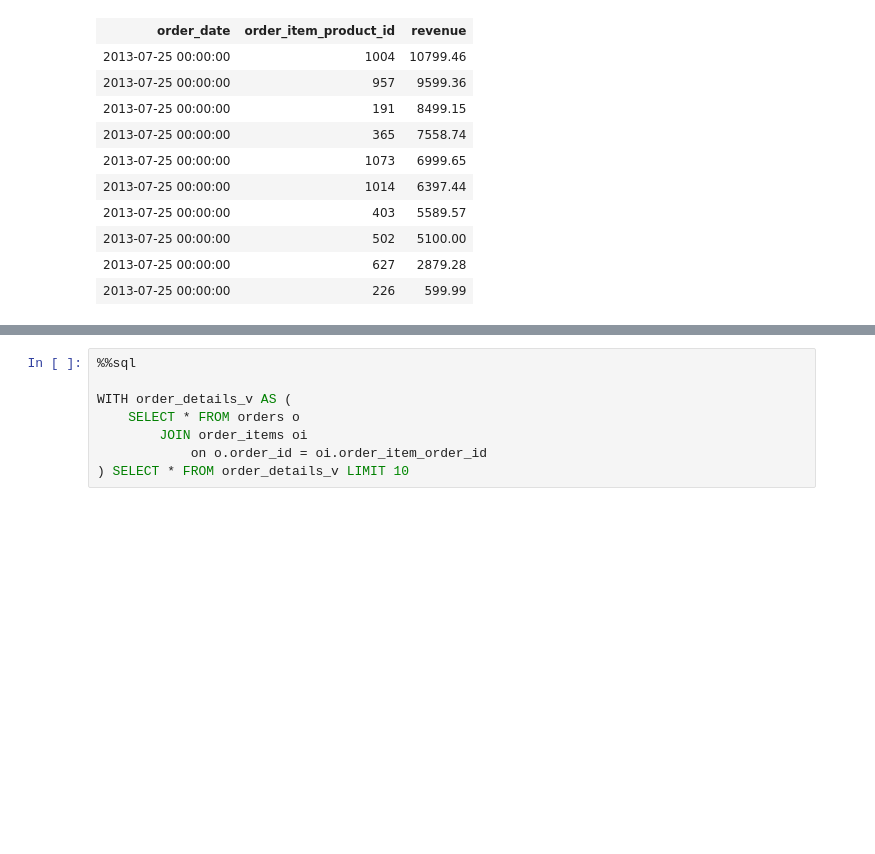
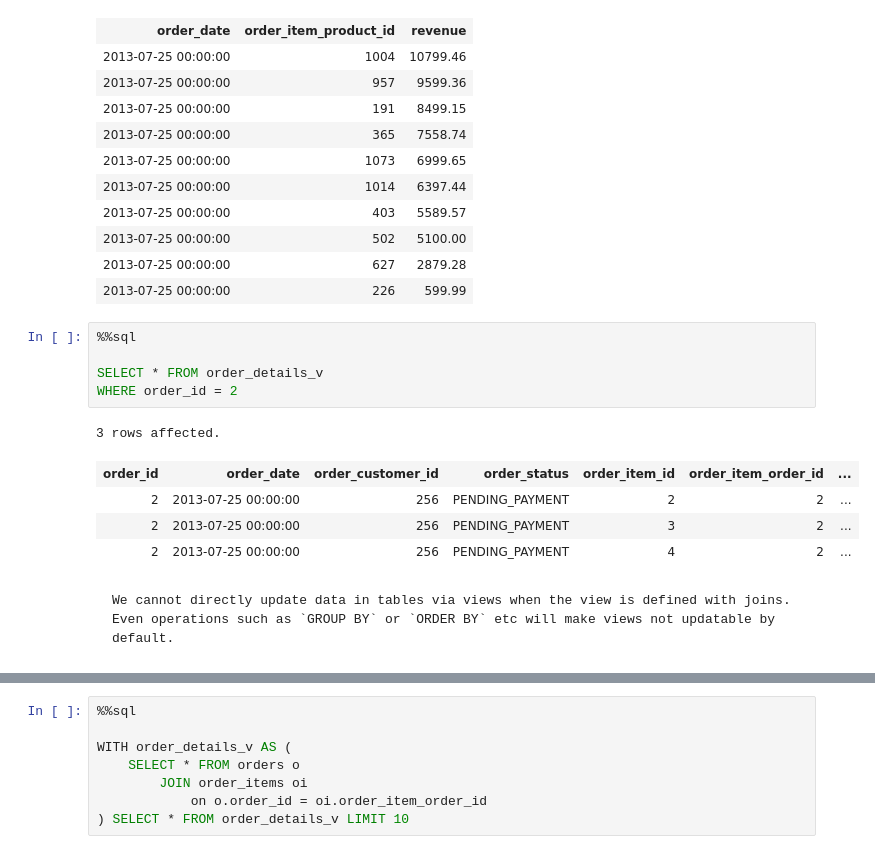
Before and after one commit to itversity/mastering-postgresql, a Jupyter notebook: 07_writing_advanced_sql_queries.ipynb, the cells around one changed output, grey strips where cells are left out. Saved outputs shown, nothing was run; the diff lists cells and outputs as text; blank space fills up the shorter version.

````diff
--- a/07_writing_advanced_sql_queries.ipynb
+++ b/07_writing_advanced_sql_queries.ipynb
@@ -131,3 +139,18 @@ LIMIT 10
 | 2013-07-25 00:00:00 | 502 | 5100.00 |
 | 2013-07-25 00:00:00 | 627 | 2879.28 |
 | 2013-07-25 00:00:00 | 226 | 599.99 |
+# %%
+%%sql
+
+SELECT * FROM order_details_v
+WHERE order_id = 2
+# %% [output]
+3 rows affected.
+| order_id | order_date | order_customer_id | order_status | order_item_id | order_item_order_id | ... |
+| 2 | 2013-07-25 00:00:00 | 256 | PENDING_PAYMENT | 2 | 2 | ... |
+| 2 | 2013-07-25 00:00:00 | 256 | PENDING_PAYMENT | 3 | 2 | ... |
+| 2 | 2013-07-25 00:00:00 | 256 | PENDING_PAYMENT | 4 | 2 | ... |
+# %% [markdown]
+```{note}
+We cannot directly update data in tables via views when the view is defined with joins. Even operations such as `GROUP BY` or `ORDER BY` etc will make views not updatable by default.
+```
````
Also changed, not shown: parts of 12 cells of this notebook.
